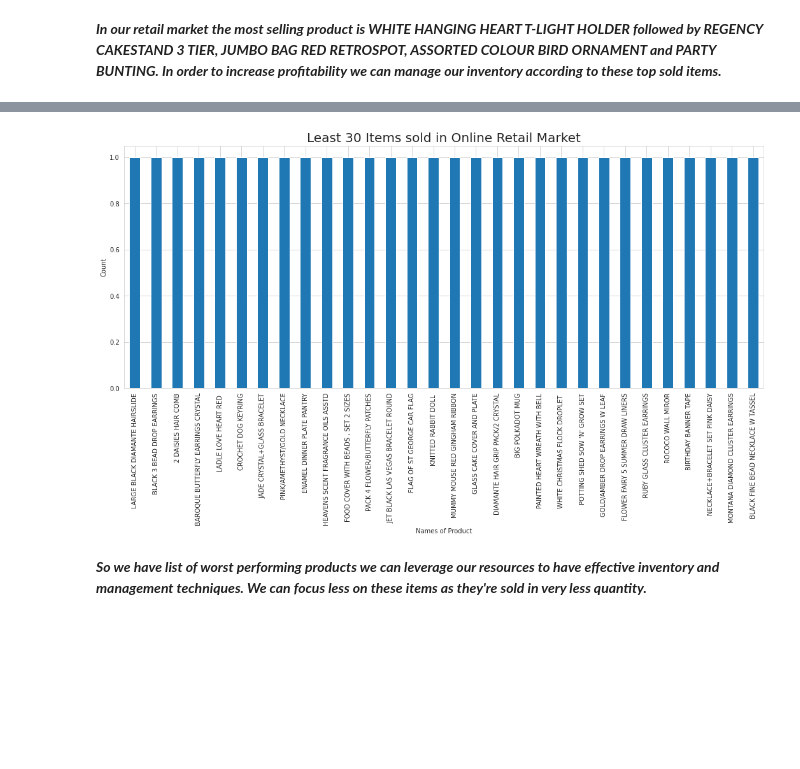
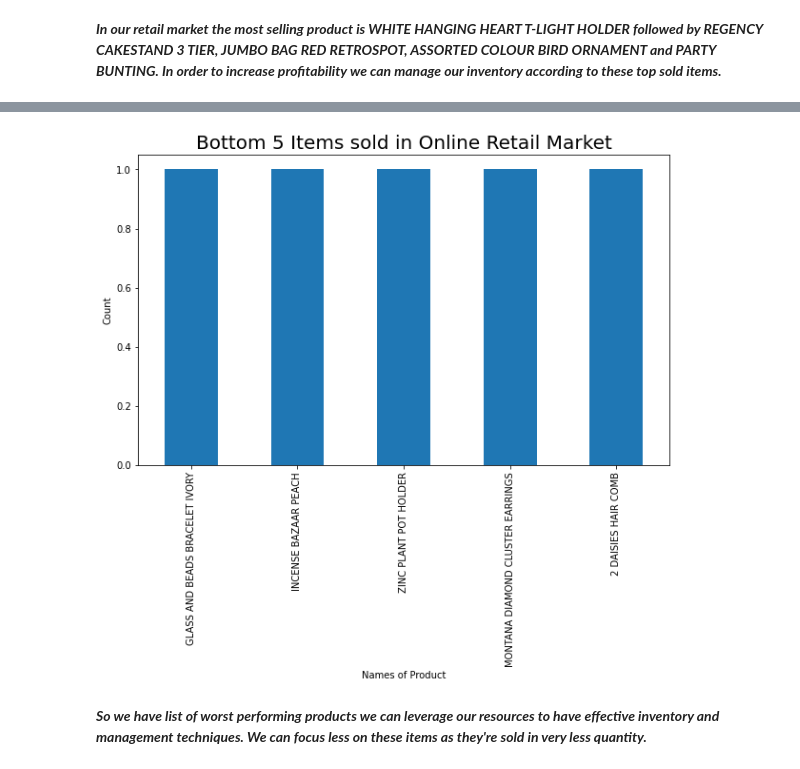
Before and after one commit to asim5800/Online-Retail-Customer-Segmentation-, a Jupyter notebook: Online_Retail_Customer_Segmentation_Asim_siddiqui.ipynb, the cells around one changed output, grey strips where cells are left out. Drawn from its saved outputs; the diff is of its cells as text; code cells hidden in the pictures; blank space fills up the shorter version.

```diff
--- a/Online_Retail_Customer_Segmentation_Asim_siddiqui.ipynb
+++ b/Online_Retail_Customer_Segmentation_Asim_siddiqui.ipynb
@@ -327,13 +328,13 @@ BLACK FINE BEAD NECKLACE W TASSEL    1
 Name: Description, Length: 200, dtype: int64
 # %%
 #plotting for the last 30 product sold in online market
-df1['Description'].value_counts().tail(30).plot.bar(figsize = (18, 7))
-plt.title('Least 30 Items sold in Online Retail Market', fontsize = 20)
+df1['Description'].value_counts().tail(5).plot.bar(figsize = (10, 6))
+plt.title('Bottom 5 Items sold in Online Retail Market', fontsize = 20)
 plt.xlabel('Names of Product')
 plt.ylabel('Count')
 plt.show()
 # %% [output]
-[figure, old version]
+[figure, new version]
 # %% [markdown]
 ***So we have list of worst performing products we can leverage our resources to have effective inventory and management techniques. We can focus less on these items as they're sold in very less quantity.***
 # %%
```
Also changed, not shown: parts of 22 cells of this notebook.
